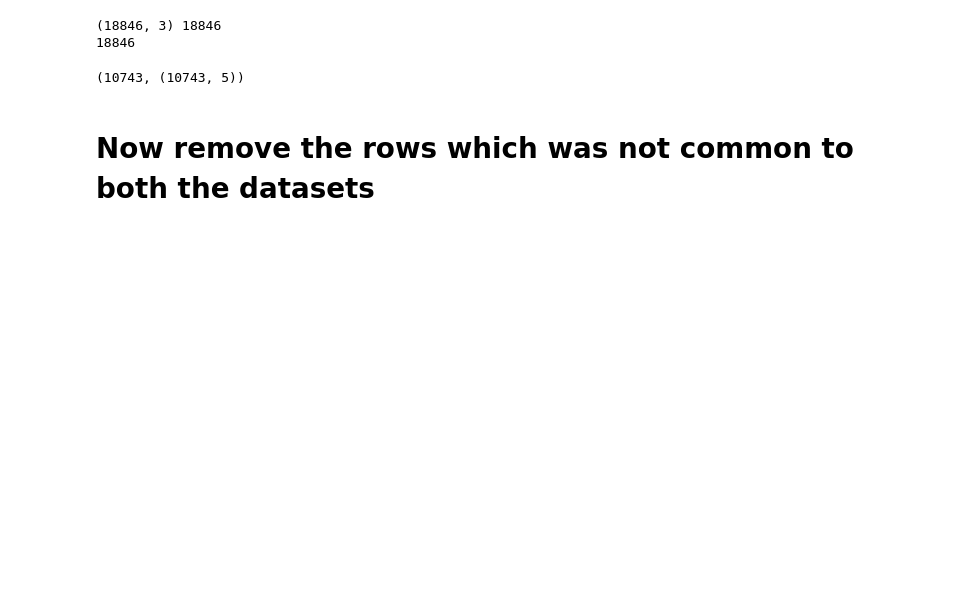
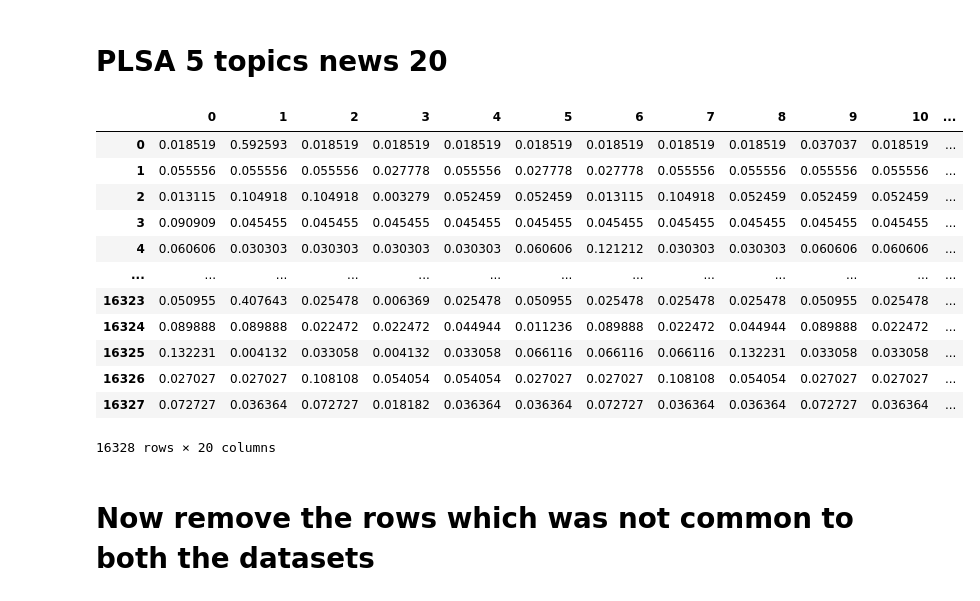
Before and after one commit to bharathwajan/topic_models, a Jupyter notebook: match_finder/match_finder.ipynb, the cells around one changed output. Saved outputs shown, nothing was run; the diff lists cells and outputs as text; code cells hidden in the pictures; blank space fills up the shorter version.

```diff
--- a/match_finder/match_finder.ipynb
+++ b/match_finder/match_finder.ipynb
@@ -1,9 +1,29 @@
+# %% [markdown]
+# PLSA 5 topics news 20
 # %%
 import pandas as pd
-bay=pd.read_csv("../nb_outputs/news_20/baysian_topic_5.csv")
+topics=int(input("enter topic : "))
+bay=pd.read_csv(f"../nb_outputs/news_20/baysian_topic_{topics}.csv")
 bay.drop(["Unnamed: 0"],axis=1,inplace=True)
 
-plsa_5top=pd.read_csv("../plsa_outputs/news_20/5_topics.csv")
+plsa_5top=pd.read_csv(f"../plsa_outputs/news_20/{topics}_topics.csv")
 plsa_5top.drop(["Unnamed: 0"],axis=1,inplace=True)
+# %%
+plsa_5top.shape,bay.shape
+bay
+# %% [output]
+|  | 0 | 1 | 2 | 3 | 4 | 5 | 6 | 7 | 8 | 9 | 10 | ... |
+| 0 | 0.018519 | 0.592593 | 0.018519 | 0.018519 | 0.018519 | 0.018519 | 0.018519 | 0.018519 | 0.018519 | 0.037037 | 0.018519 | ... |
+| 1 | 0.055556 | 0.055556 | 0.055556 | 0.027778 | 0.055556 | 0.027778 | 0.027778 | 0.055556 | 0.055556 | 0.055556 | 0.055556 | ... |
+| 2 | 0.013115 | 0.104918 | 0.104918 | 0.003279 | 0.052459 | 0.052459 | 0.013115 | 0.104918 | 0.052459 | 0.052459 | 0.052459 | ... |
+| 3 | 0.090909 | 0.045455 | 0.045455 | 0.045455 | 0.045455 | 0.045455 | 0.045455 | 0.045455 | 0.045455 | 0.045455 | 0.045455 | ... |
+| 4 | 0.060606 | 0.030303 | 0.030303 | 0.030303 | 0.030303 | 0.060606 | 0.121212 | 0.030303 | 0.030303 | 0.060606 | 0.060606 | ... |
+| ... | ... | ... | ... | ... | ... | ... | ... | ... | ... | ... | ... | ... |
+| 16323 | 0.050955 | 0.407643 | 0.025478 | 0.006369 | 0.025478 | 0.050955 | 0.025478 | 0.025478 | 0.025478 | 0.050955 | 0.025478 | ... |
+| 16324 | 0.089888 | 0.089888 | 0.022472 | 0.022472 | 0.044944 | 0.011236 | 0.089888 | 0.022472 | 0.044944 | 0.089888 | 0.022472 | ... |
+| 16325 | 0.132231 | 0.004132 | 0.033058 | 0.004132 | 0.033058 | 0.066116 | 0.066116 | 0.066116 | 0.132231 | 0.033058 | 0.033058 | ... |
+| 16326 | 0.027027 | 0.027027 | 0.108108 | 0.054054 | 0.054054 | 0.027027 | 0.027027 | 0.108108 | 0.054054 | 0.027027 | 0.027027 | ... |
+| 16327 | 0.072727 | 0.036364 | 0.072727 | 0.018182 | 0.036364 | 0.036364 | 0.072727 | 0.036364 | 0.036364 | 0.072727 | 0.036364 | ... |
+16328 rows × 20 columns
 # %%
 import pickle
@@ -13,17 +35,13 @@ with open("../nb_outputs/news_20/missing_values_5.pkl","rb") as f:
 # %%
 news_20=pd.read_csv("../datasets/20news.csv")
-print(news_20.shape,bay.shape[0]+len(missed_idx))
+# print(news_20.shape,bay.shape[0]+len(missed_idx))
 #now using this information generate new indexes
 #from the original subtract(eliminate) the missing idx and the new idx
 original_idx=list(range(news_20.shape[0]))
-print(len(original_idx))
+# print(len(original_idx))
 for item in missed_idx:
     original_idx.remove(item)
-len(original_idx),bay.shape
+# len(original_idx),bay.shape
-# %% [output]
-(18846, 3) 18846
-18846
-(10743, (10743, 5))
 # %%
 # make a new column in bayes and append these indexes
 bay["index"]=original_idx
```
Also changed, not shown: parts of 25 cells of this notebook, 44 other files.
